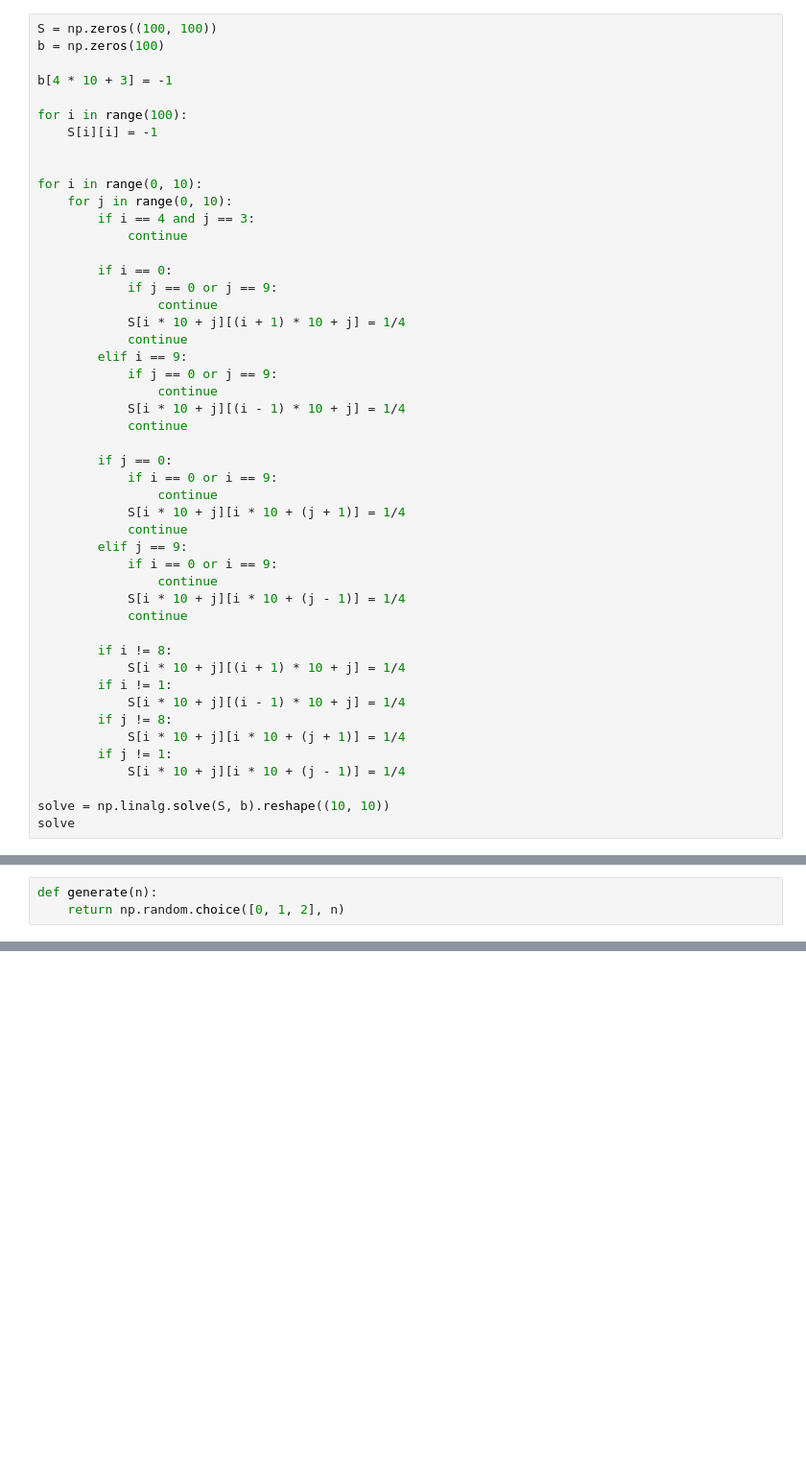
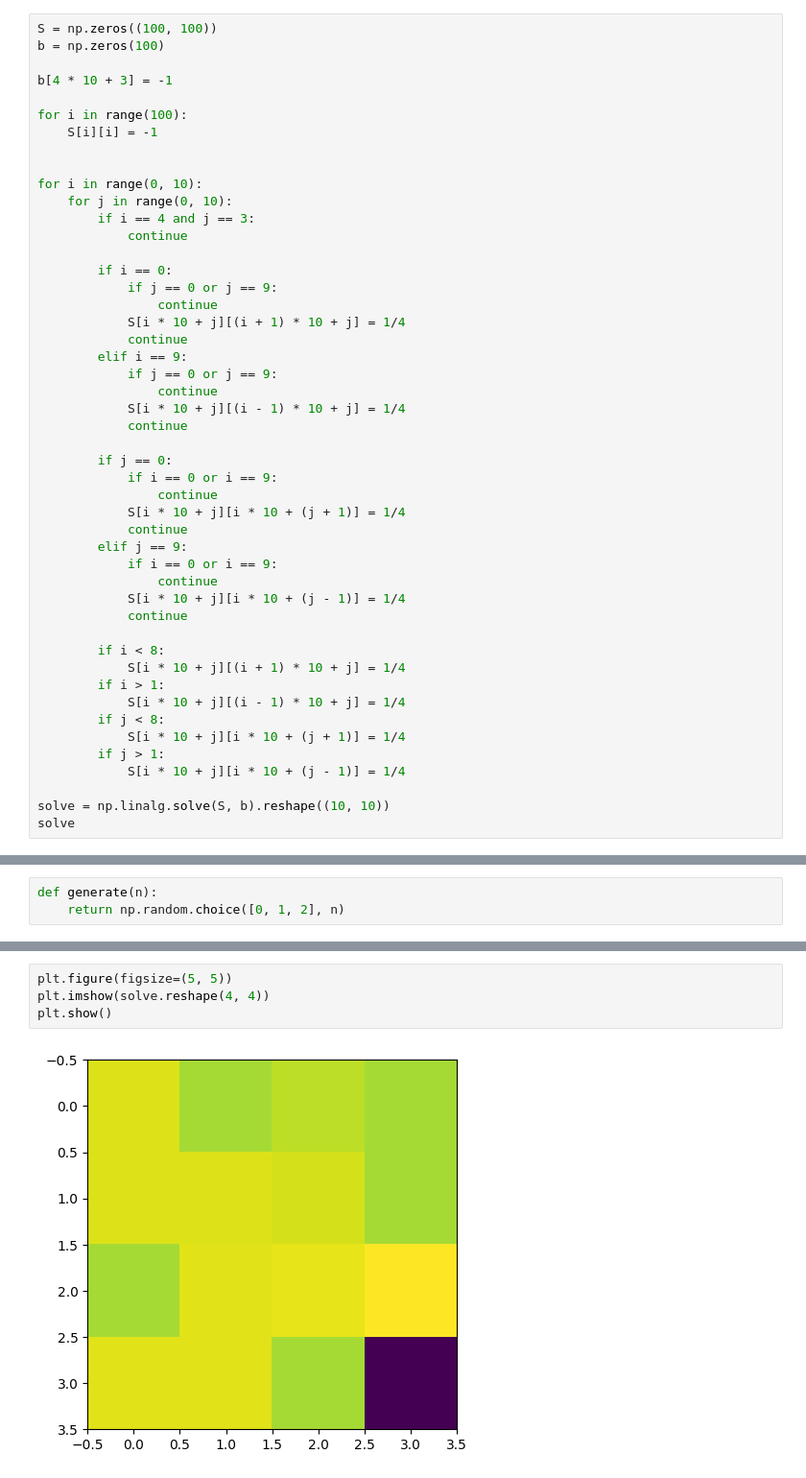
Before and after one commit to VladG00dmanPersonal/ARSO_AI_practise, a Jupyter notebook: Sirius/Math/lingalg/solve_alg.ipynb, the cells around one changed output, grey strips where cells are left out. Shown at 96% size. Saved outputs shown, nothing was run; the diff lists cells and outputs as text; blank space fills up the shorter version.

```diff
--- a/Sirius/Math/lingalg/solve_alg.ipynb
+++ b/Sirius/Math/lingalg/solve_alg.ipynb
@@ -86,13 +86,13 @@ for i in range(0, 10):
             S[i * 10 + j][i * 10 + (j - 1)] = 1/4
             continue
 
-        if i != 8:
+        if i < 8:
             S[i * 10 + j][(i + 1) * 10 + j] = 1/4
-        if i != 1:
+        if i > 1:
             S[i * 10 + j][(i - 1) * 10 + j] = 1/4
-        if j != 8:
+        if j < 8:
             S[i * 10 + j][i * 10 + (j + 1)] = 1/4
-        if j != 1:
+        if j > 1:
             S[i * 10 + j][i * 10 + (j - 1)] = 1/4
 
 solve = np.linalg.solve(S, b).reshape((10, 10))
@@ -285,0 +361,6 @@ def generate(n):
+# %%
+plt.figure(figsize=(5, 5))
+plt.imshow(solve.reshape(4, 4))
+plt.show()
+# %% [output]
+[figure, added]
```
Also changed, not shown: parts of 14 cells of this notebook.
